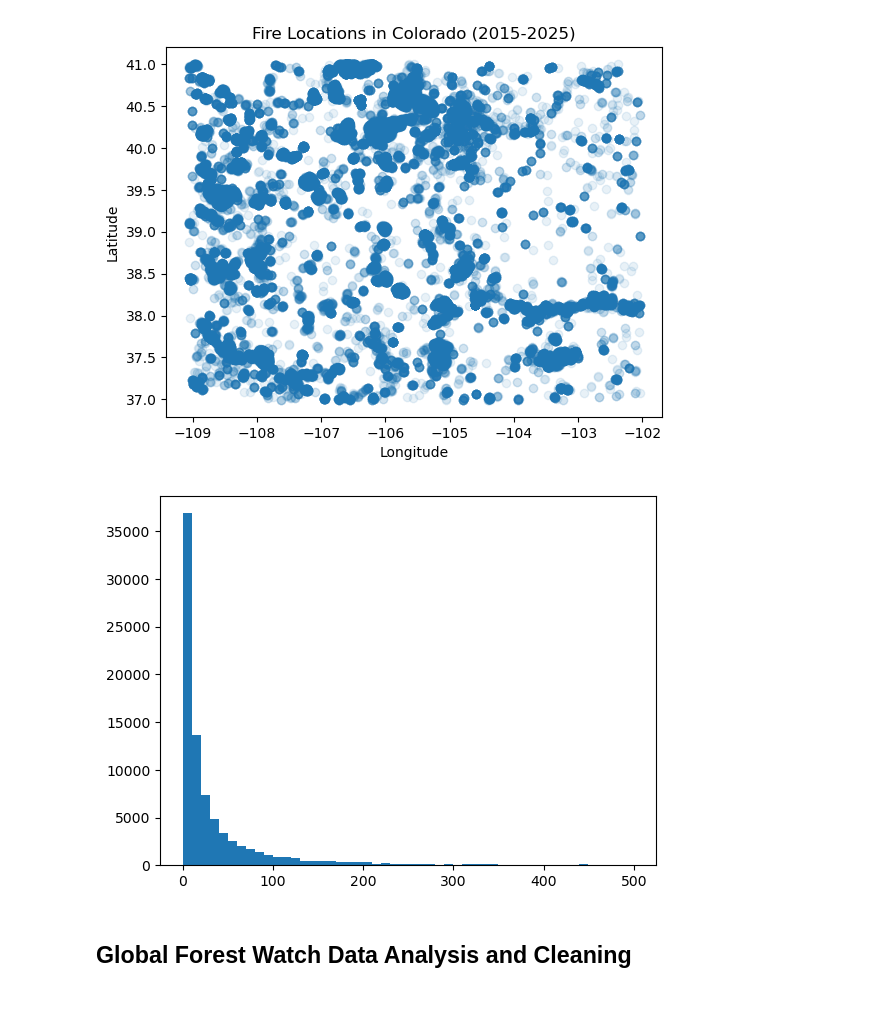
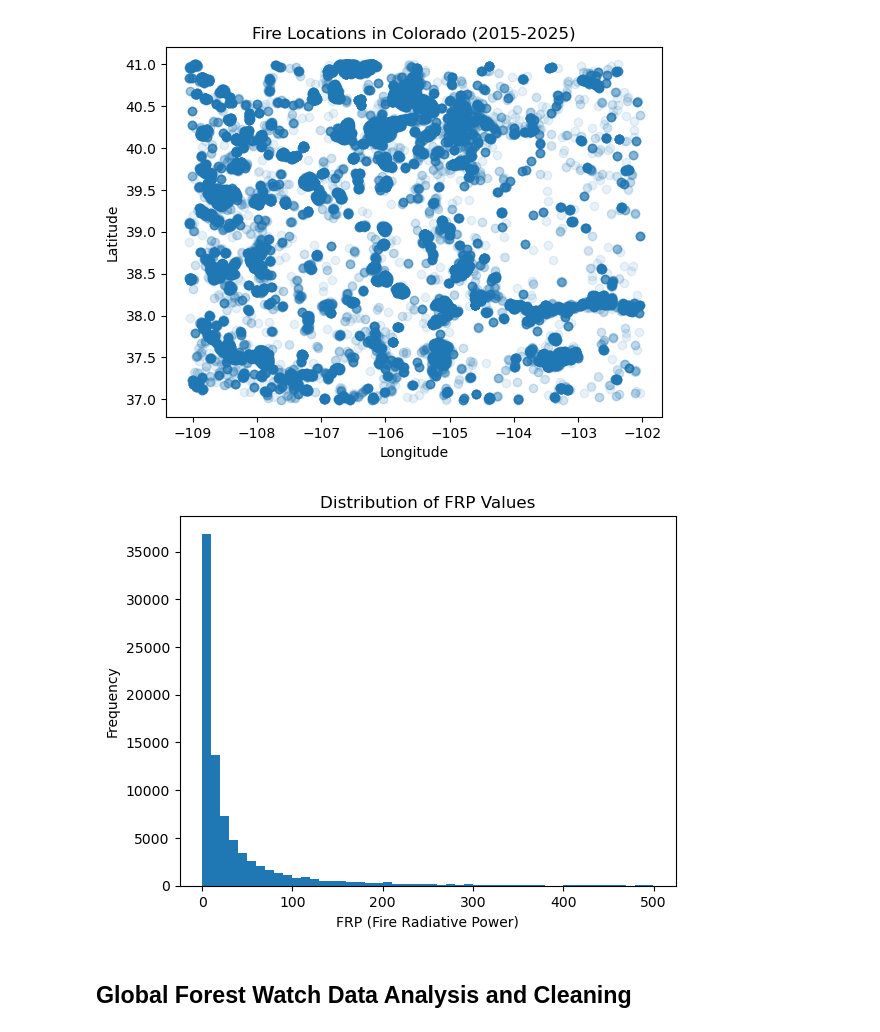
Before and after one commit to arwynlewis/machine-learning-project, a Jupyter notebook: eda_fire_data.ipynb, the cells around one changed output. Cells and saved outputs as stored; diff of their text form; code cells hidden in the pictures; blank space fills up the shorter version.

Commit message:
EDA and visualizations

```diff
--- a/eda_fire_data.ipynb
+++ b/eda_fire_data.ipynb
@@ -121,10 +121,13 @@ plt.show()
 # %%
 # FRP (fire radiative power) distribution
 df_firms['frp'].describe()
 plt.hist(df_firms['frp'], bins=50)
+plt.xlabel('FRP (Fire Radiative Power)')
+plt.ylabel('Frequency')
+plt.title('Distribution of FRP Values')
 plt.show()
 # %% [output]
-[figure, old version]
+[figure, new version]
 # %% [markdown]
 ## Global Forest Watch Data Analysis and Cleaning
 # %%
```
Also changed, not shown: parts of 7 cells of this notebook, 1 other file.
